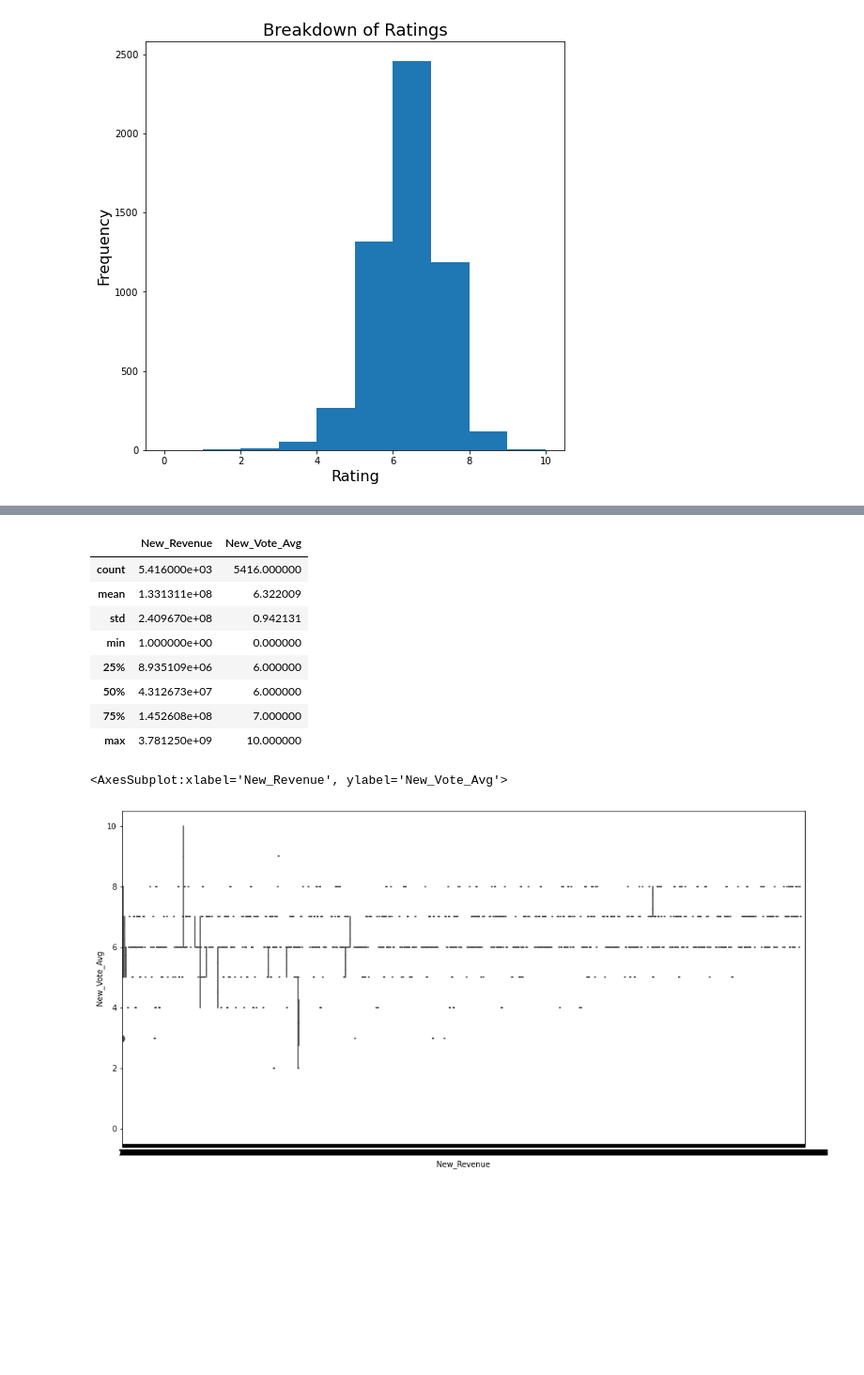
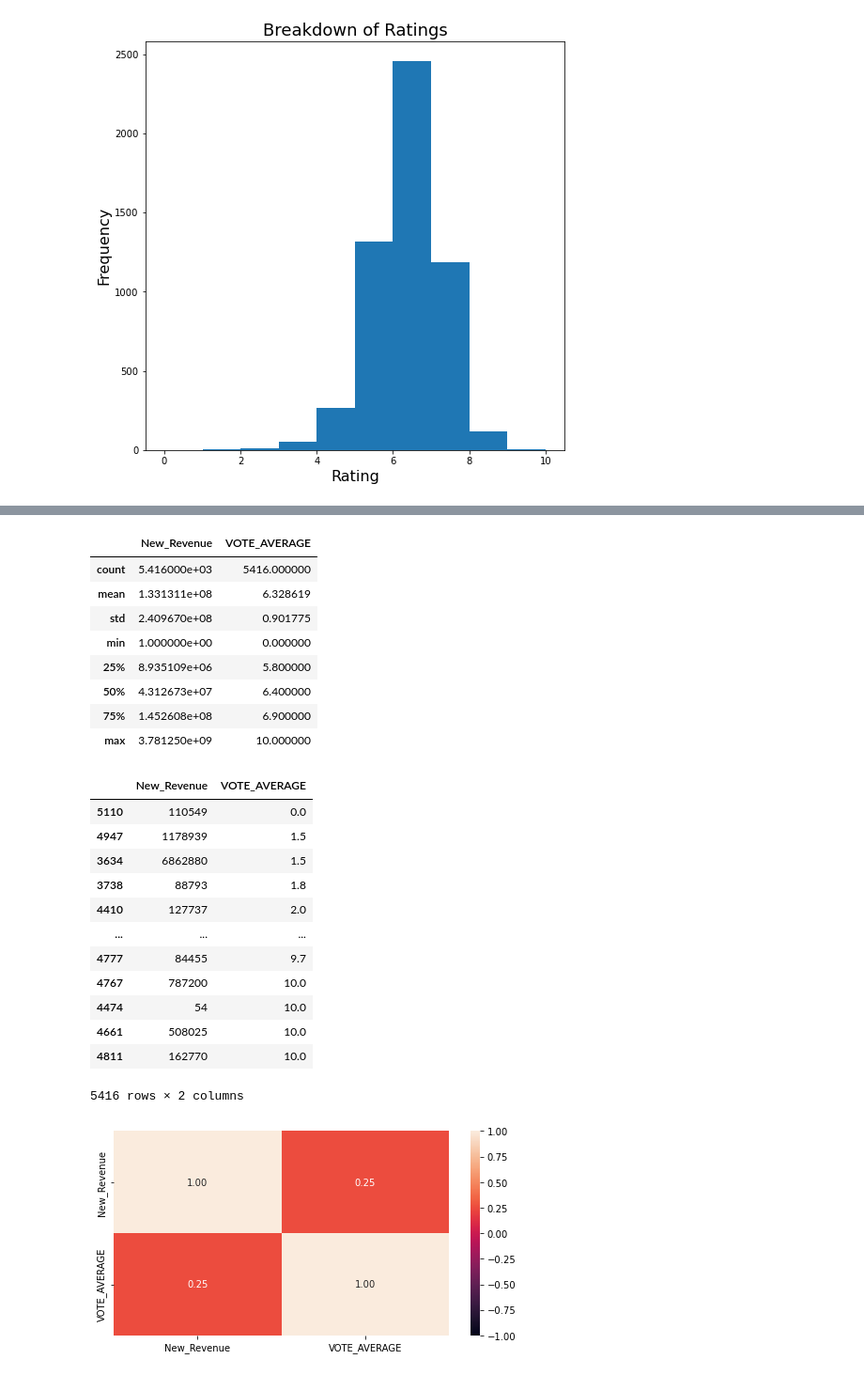
Before and after one commit to EZQQQQ/Movie-Analysis, a Jupyter notebook: MAIN-Copy1.ipynb, the cells around one changed output, grey strips where cells are left out. Shown: that part at 94% size. Saved outputs shown, nothing was run; the diff lists cells and outputs as text; code cells hidden in the pictures; blank space fills up the shorter version.

```diff
--- a/MAIN-Copy1.ipynb
+++ b/MAIN-Copy1.ipynb
@@ -375,3 +377,3 @@ plt.ylabel('Frequency', fontsize = 16);
 # %%
-revenue_vote= pd.DataFrame(movie_data, columns= ['New_Revenue','New_Vote_Avg'])
+revenue_vote= pd.DataFrame(movie_data, columns= ['New_Revenue','VOTE_AVERAGE'])
 # %%
@@ -382,20 +384,32 @@ sb.jointplot(data = revenue_vote, x = "New_Vote_Avg", y = "New_Revenue", height
 # %%
 revenue_vote.describe()
 # %% [output]
-|  | New_Revenue | New_Vote_Avg |
+|  | New_Revenue | VOTE_AVERAGE |
 | count | 5.416000e+03 | 5416.000000 |
-| mean | 1.331311e+08 | 6.322009 |
-| std | 2.409670e+08 | 0.942131 |
+| mean | 1.331311e+08 | 6.328619 |
+| std | 2.409670e+08 | 0.901775 |
 | min | 1.000000e+00 | 0.000000 |
-| 25% | 8.935109e+06 | 6.000000 |
-| 50% | 4.312673e+07 | 6.000000 |
-| 75% | 1.452608e+08 | 7.000000 |
+| 25% | 8.935109e+06 | 5.800000 |
+| 50% | 4.312673e+07 | 6.400000 |
+| 75% | 1.452608e+08 | 6.900000 |
 | max | 3.781250e+09 | 10.000000 |
-# %%
-revenue_vote = revenue_vote.round({'VOTE_AVERAGE':0})
+# %%
+revenue_vote.sort_values(by = 'VOTE_AVERAGE', ascending = True)
+# %% [output]
+|  | New_Revenue | VOTE_AVERAGE |
+| 5110 | 110549 | 0.0 |
+| 4947 | 1178939 | 1.5 |
+| 3634 | 6862880 | 1.5 |
+| 3738 | 88793 | 1.8 |
+| 4410 | 127737 | 2.0 |
+| ... | ... | ... |
+| 4777 | 84455 | 9.7 |
+| 4767 | 787200 | 10.0 |
+| 4474 | 54 | 10.0 |
+| 4661 | 508025 | 10.0 |
+| 4811 | 162770 | 10.0 |
+5416 rows × 2 columns
 # %%
-f = plt.figure(figsize=(16, 8))
-sb.boxplot(x = 'New_Revenue', y = 'New_Vote_Avg', data = revenue_vote)
+Correlation(revenue_vote, 'New_Revenue', "VOTE_AVERAGE")
 # %% [output]
-<AxesSubplot:xlabel='New_Revenue', ylabel='New_Vote_Avg'>
-[figure, old version]
+[figure, new version]
```
Also changed, not shown: parts of 15 cells of this notebook.
